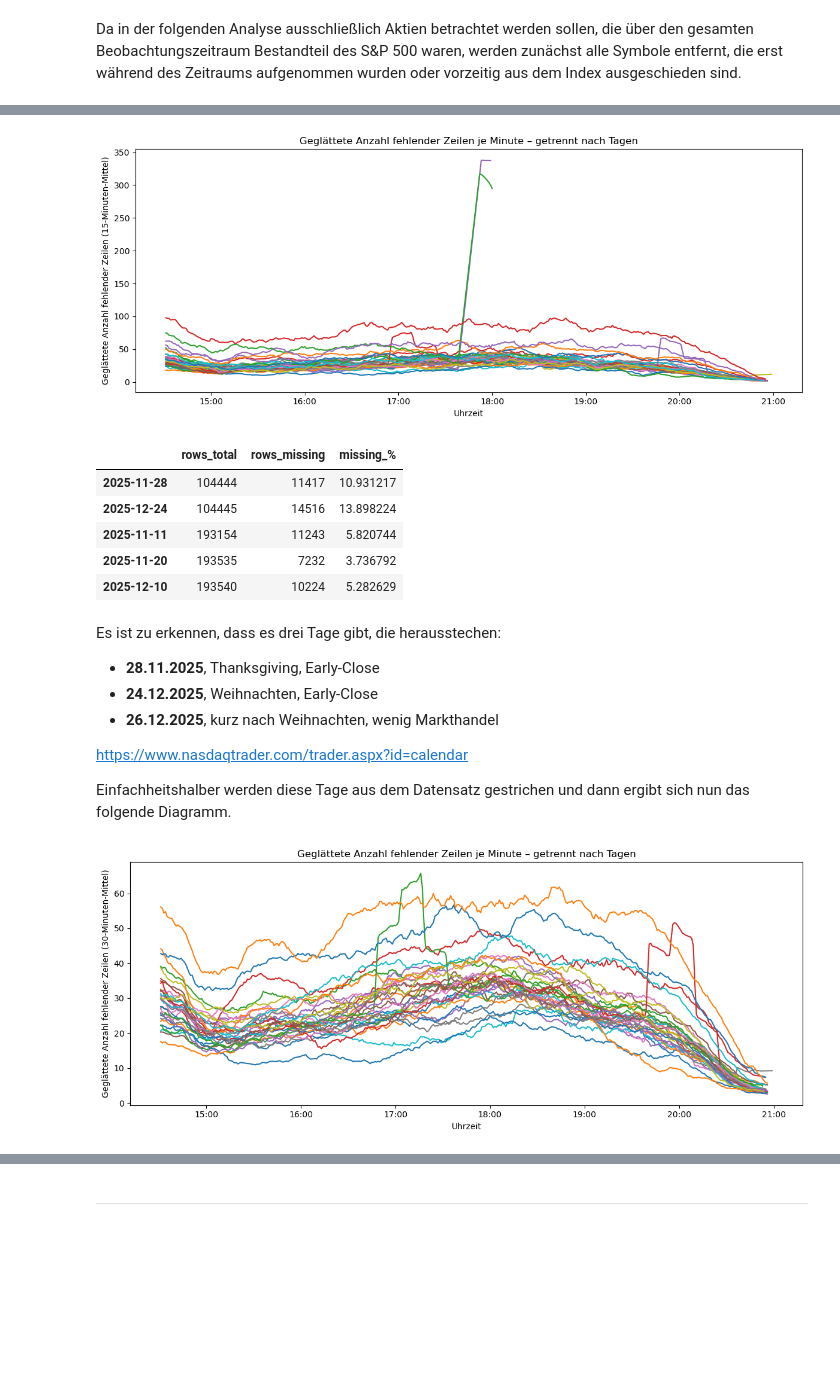
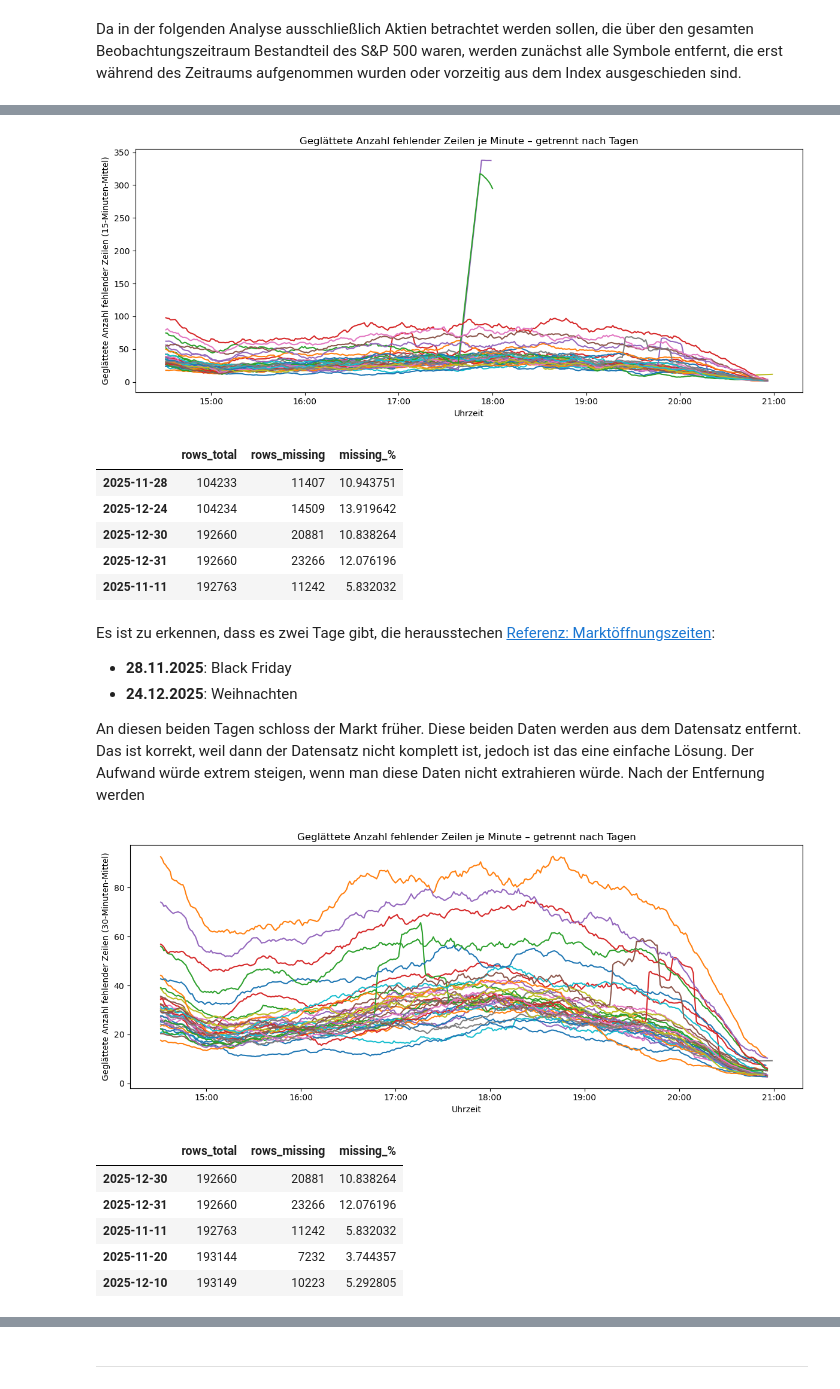
Before and after one commit to RyanMikus/pairs_trading_ml_hs25, a Jupyter notebook: 03_Preprocessing.ipynb, the cells around one changed output, grey strips where cells are left out. Cells and saved outputs as stored; diff of their text form; code cells hidden in the pictures; blank space fills up the shorter version.

```diff
--- a/03_Preprocessing.ipynb
+++ b/03_Preprocessing.ipynb
@@ -19,8 +20,11 @@ Diese Analyse dient als Grundlage für alle weiteren Schritte der explorativen D
 # %%
+# Zelle 1: Imports & Konfiguration
 from pairs_trading import data_io as io
 from pairs_trading import preprocessing as pp
 import pandas as pd
 import numpy as np
 import matplotlib.pyplot as plt
-from pathlib import Path
 import seaborn as sns
+
+DATA_DIR = "Daten"
+PATTERN = "sp500_1min_*.csv"
@@ -27,9 +33,11 @@ import seaborn as sns
 # %%
+# Zelle 2: Rohdaten laden
 df = io.load_unprocessed_data(
-    data_dir="Daten",
-    pattern="sp500_1min_*.csv",
+    data_dir=DATA_DIR,
+    pattern=PATTERN,
     parse_dates=["datetime"],
 )
+symbols_beginning = set(df["symbol"].unique())
 # %% [output]
 [Unprocessed Data Load]
 Verzeichnis: Daten
@@ -51,3 +65,7 @@ Head:
+# %%
+# Zelle 3: Zeitstempel standardisieren (UTC) & sortieren
+df["datetime"] = pd.to_datetime(df["datetime"], utc=True, errors="coerce")
+df = df.sort_values(by=["symbol", "datetime"]).reset_index(drop=True)
 # %% [markdown]
 Da in der folgenden Analyse ausschließlich Aktien betrachtet werden sollen, die über den gesamten Beobachtungszeitraum Bestandteil des S&P 500 waren, werden zunächst alle Symbole entfernt, die erst während des Zeitraums aufgenommen wurden oder vorzeitig aus dem Index ausgeschieden sind.
 # %%
@@ -90,6 +111,7 @@ Ein gehäuftes Auftreten zu bestimmten Uhrzeiten kann auf **technische Ursachen*
 
 Zur Analyse wird der Zeitstempel der Daten extrahiert und auf Minutenebene aggregiert. Anschließend wird gezählt, wie viele Werte zu jedem Zeitpunkt fehlen. Das Ergebnis wird in Form eines Liniendiagramms visualisiert, um die Häufigkeit fehlender Werte über den jeweiligen Tag hinweg zu untersuchen. Die Legende zum Diagramm wurde zur Übersichtlichkeit auskommentiert.
 # %%
+# Zelle 6: Missing Coverage pro Tag
 coverage = pp.analyze_missing_coverage(
     df,
     smoothing_window=15,
@@ -98,44 +120,48 @@ coverage = pp.analyze_missing_coverage(
 )
 coverage.sort_values("rows_total").head(5)
 # %% [output]
-[figure, old version]
+[figure, new version]
 |  | rows_total | rows_missing | missing_% |
-| 2025-11-28 | 104444 | 11417 | 10.931217 |
-| 2025-12-24 | 104445 | 14516 | 13.898224 |
-| 2025-11-11 | 193154 | 11243 | 5.820744 |
-| 2025-11-20 | 193535 | 7232 | 3.736792 |
-| 2025-12-10 | 193540 | 10224 | 5.282629 |
+| 2025-11-28 | 104233 | 11407 | 10.943751 |
+| 2025-12-24 | 104234 | 14509 | 13.919642 |
+| 2025-12-30 | 192660 | 20881 | 10.838264 |
+| 2025-12-31 | 192660 | 23266 | 12.076196 |
+| 2025-11-11 | 192763 | 11242 | 5.832032 |
 # %% [markdown]
-Es ist zu erkennen, dass es drei Tage gibt, die herausstechen:
- - **28.11.2025**, Thanksgiving, Early-Close
- - **24.12.2025**, Weihnachten, Early-Close
- - **26.12.2025**, kurz nach Weihnachten, wenig Markthandel
+Es ist zu erkennen, dass es zwei Tage gibt, die herausstechen [Referenz: Marktöffnungszeiten](https://www.nasdaqtrader.com/trader.aspx?id=calendar):
+ - **28.11.2025**: Black Friday
+ - **24.12.2025**: Weihnachten
 
-https://www.nasdaqtrader.com/trader.aspx?id=calendar
-
-Einfachheitshalber werden diese Tage aus dem Datensatz gestrichen und dann ergibt sich nun das folgende Diagramm.
+An diesen beiden Tagen schloss der Markt früher. Diese beiden Daten werden aus dem Datensatz entfernt. Das ist korrekt, weil dann der Datensatz nicht komplett ist, jedoch ist das eine einfache Lösung. Der Aufwand würde extrem steigen, wenn man diese Daten nicht extrahieren würde. Nach der Entfernung werden
 # %%
+# Zelle 7: Coverage nach Early-Close-Filter erneut prüfen
 # Early-close Tage manuell entfernen
 early_close_days = [
     pd.to_datetime("2025-11-28").date(),
     pd.to_datetime("2025-12-24").date(),
-    pd.to_datetime("2025-12-26").date(),
 ]
 
 # Datum aus der datetime-Spalte ableiten und Maske bauen
 dt = pd.to_datetime(df["datetime"], errors="coerce")
 mask_keep = ~dt.dt.date.isin(early_close_days)
 
-# Gefiltertes DataFrame, einfachheitshalber so genannt
+# Gefiltertes DataFrame
 df_no_early_close = df.loc[mask_keep].copy()
 
 # Coverage nach Entfernen der Early-close Days neu berechnen
 coverage_no_early_close = pp.analyze_missing_coverage(
     df_no_early_close,
     smoothing_window=30,
     show_plot=True,
-    print_table=False
+    print_table=False,
 )
+coverage_no_early_close.sort_values("rows_total").head(5)
 # %% [output]
-[figure, old version]
+[figure, new version]
+|  | rows_total | rows_missing | missing_% |
+| 2025-12-30 | 192660 | 20881 | 10.838264 |
+| 2025-12-31 | 192660 | 23266 | 12.076196 |
+| 2025-11-11 | 192763 | 11242 | 5.832032 |
+| 2025-11-20 | 193144 | 7232 | 3.744357 |
+| 2025-12-10 | 193149 | 10223 | 5.292805 |
 # %% [markdown]
```
Also changed, not shown: parts of 40 cells of this notebook, 6 other files.
